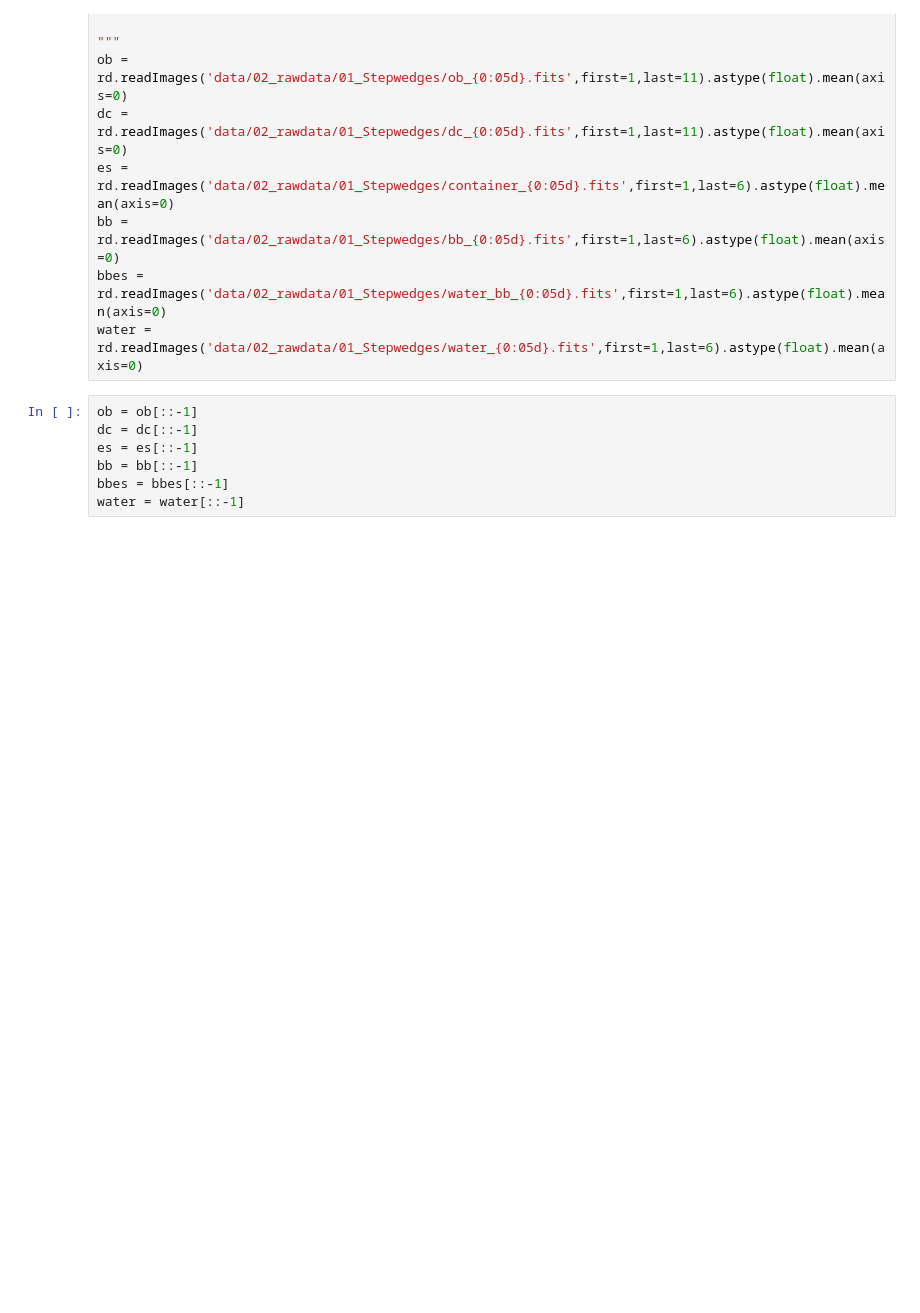
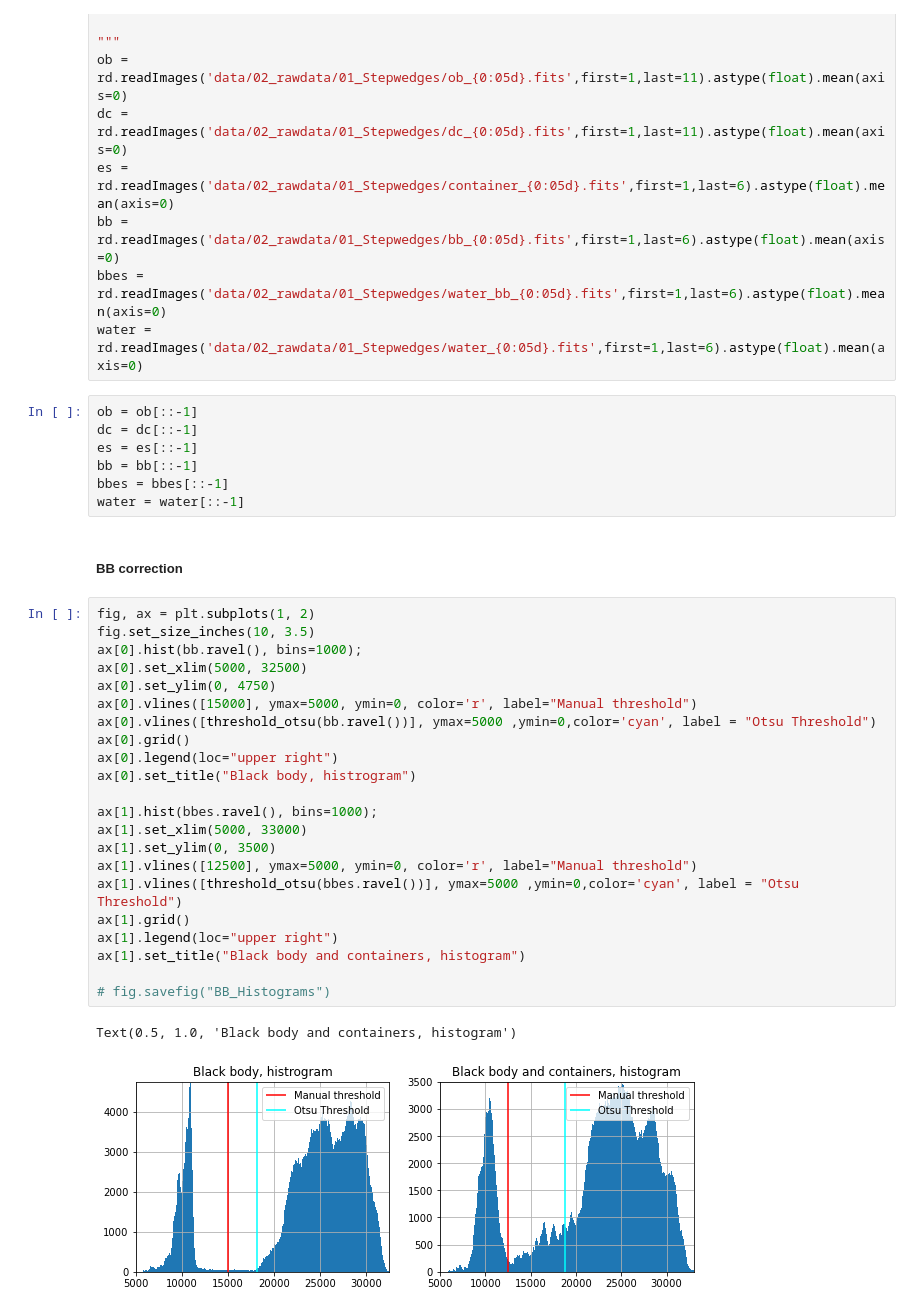
Before and after one commit to mmaehring/CapillaryRiseInSoil, a Jupyter notebook: notebooks/Anders Recipes/FinalTry_StepWedge_BB.ipynb, the cells around one changed output. Drawn from its saved outputs; the diff is of its cells as text; blank space fills up the shorter version.

```diff
--- a/notebooks/Anders Recipes/FinalTry_StepWedge_BB.ipynb
+++ b/notebooks/Anders Recipes/FinalTry_StepWedge_BB.ipynb
@@ -40,3 +40,30 @@ es = es[::-1]
 bb = bb[::-1]
 bbes = bbes[::-1]
 water = water[::-1]
+# %% [markdown]
+##### BB correction
+# %%
+fig, ax = plt.subplots(1, 2)
+fig.set_size_inches(10, 3.5)
+ax[0].hist(bb.ravel(), bins=1000);
+ax[0].set_xlim(5000, 32500)
+ax[0].set_ylim(0, 4750)
+ax[0].vlines([15000], ymax=5000, ymin=0, color='r', label="Manual threshold")
+ax[0].vlines([threshold_otsu(bb.ravel())], ymax=5000 ,ymin=0,color='cyan', label = "Otsu Threshold")
+ax[0].grid()
+ax[0].legend(loc="upper right")
+ax[0].set_title("Black body, histrogram")
+
+ax[1].hist(bbes.ravel(), bins=1000);
+ax[1].set_xlim(5000, 33000)
+ax[1].set_ylim(0, 3500)
+ax[1].vlines([12500], ymax=5000, ymin=0, color='r', label="Manual threshold")
+ax[1].vlines([threshold_otsu(bbes.ravel())], ymax=5000 ,ymin=0,color='cyan', label = "Otsu Threshold")
+ax[1].grid()
+ax[1].legend(loc="upper right")
+ax[1].set_title("Black body and containers, histogram")
+
+# fig.savefig("BB_Histograms")
+# %% [output]
+Text(0.5, 1.0, 'Black body and containers, histogram')
+[figure, added]
```
Also changed, not shown: parts of 18 cells of this notebook, 4 other files.
